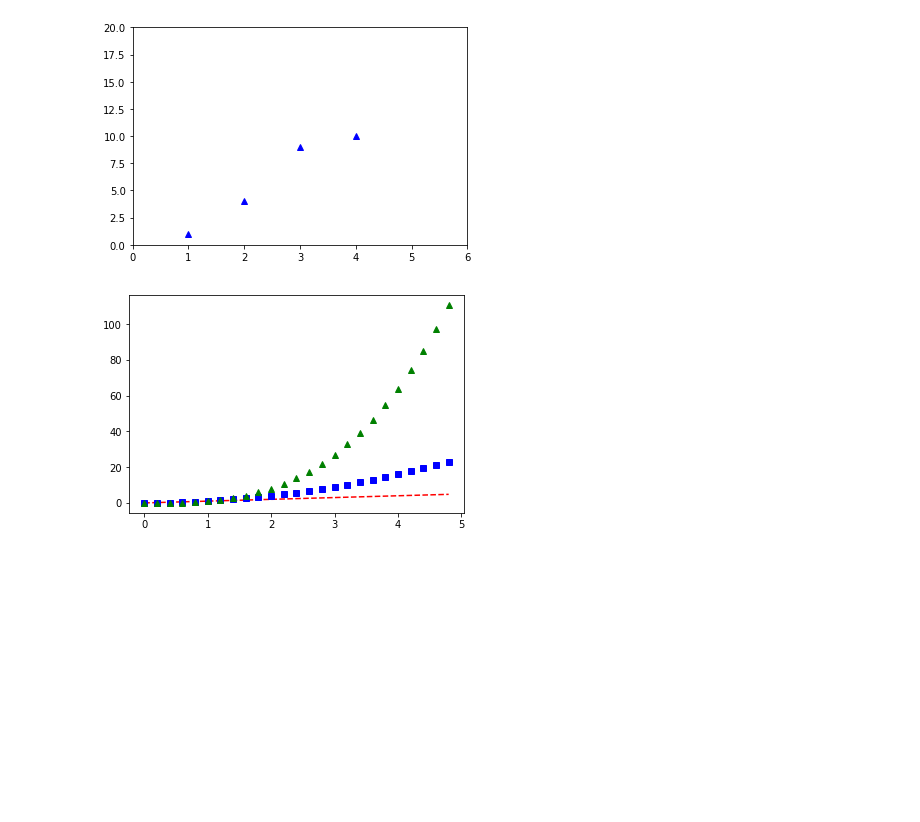
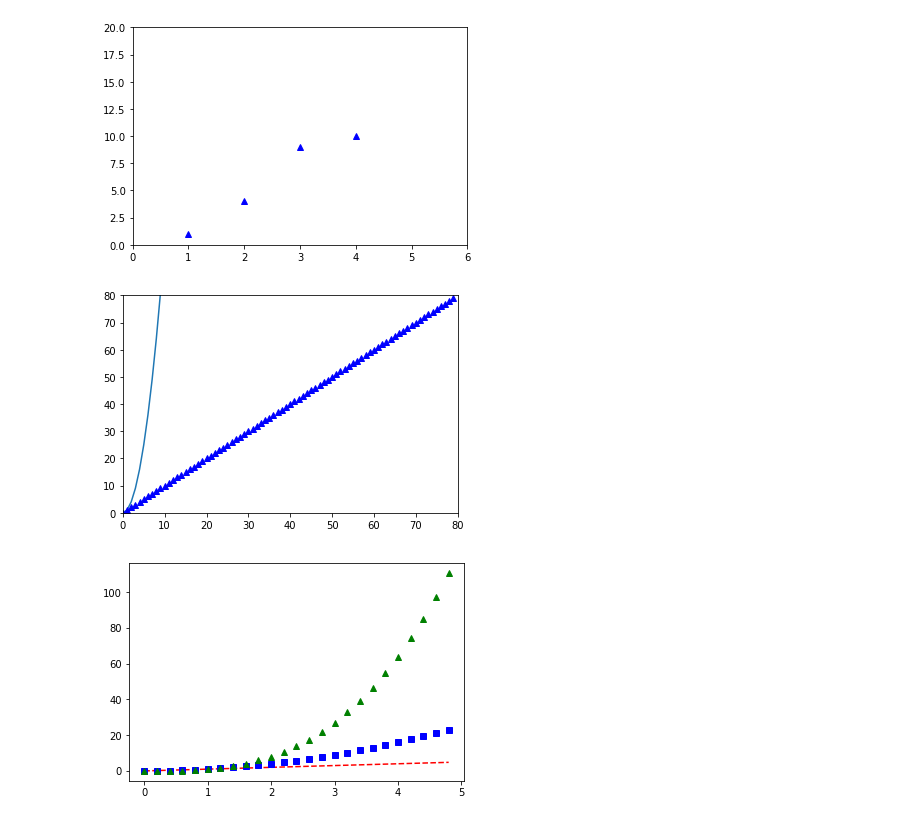
Before and after one commit to lucasresck/FGV_Programming_Languages, a Jupyter notebook: Python/Notebooks/Aula_12_Numpy_Matplotlib_Pandas-Copy1.ipynb, the cells around one changed output. Drawn from its saved outputs; the diff is of its cells as text; code cells hidden in the pictures; blank space fills up the shorter version.

```diff
--- a/Python/Notebooks/Aula_12_Numpy_Matplotlib_Pandas-Copy1.ipynb
+++ b/Python/Notebooks/Aula_12_Numpy_Matplotlib_Pandas-Copy1.ipynb
@@ -304,6 +350,13 @@ plt.axis([0, 6, 0, 20])
 plt.show()
 # %% [output]
 [figure]
+# %%
+plt.plot([x**2 for x in range(10)])
+plt.plot([x for x in range(80)], "b^")
+plt.axis([0, 80, 0, 80])
+plt.show()
+# %% [output]
+[figure, added]
 # %%
 # evenly sampled time at 200ms intervals
 t = np.arange(0., 5., 0.2)
```
Also changed, not shown: parts of 18 cells of this notebook, 9 other files.
